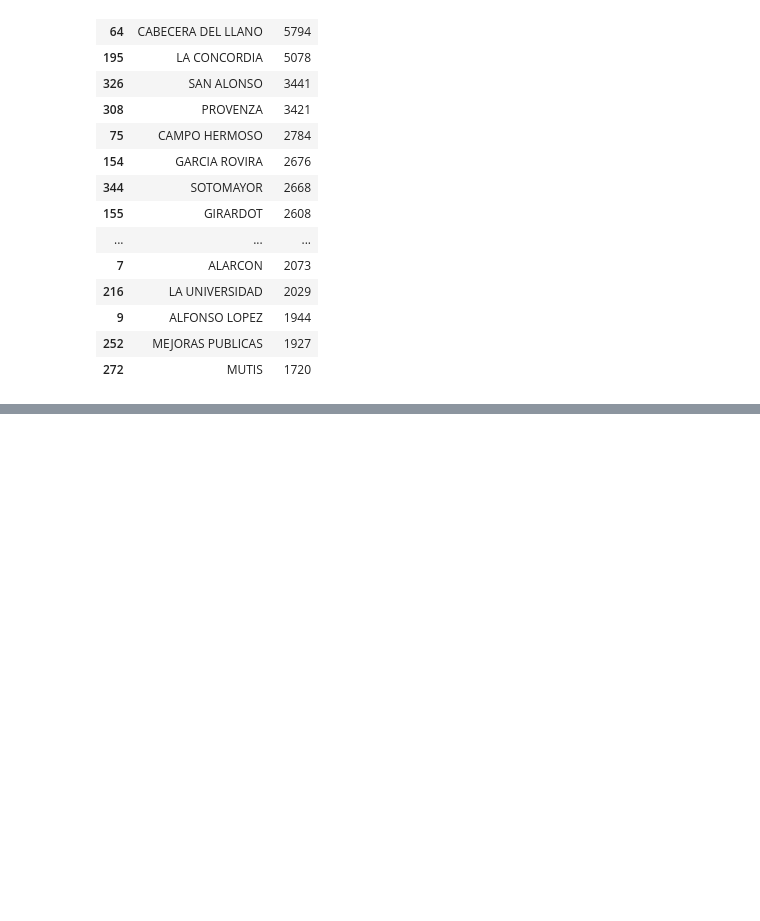
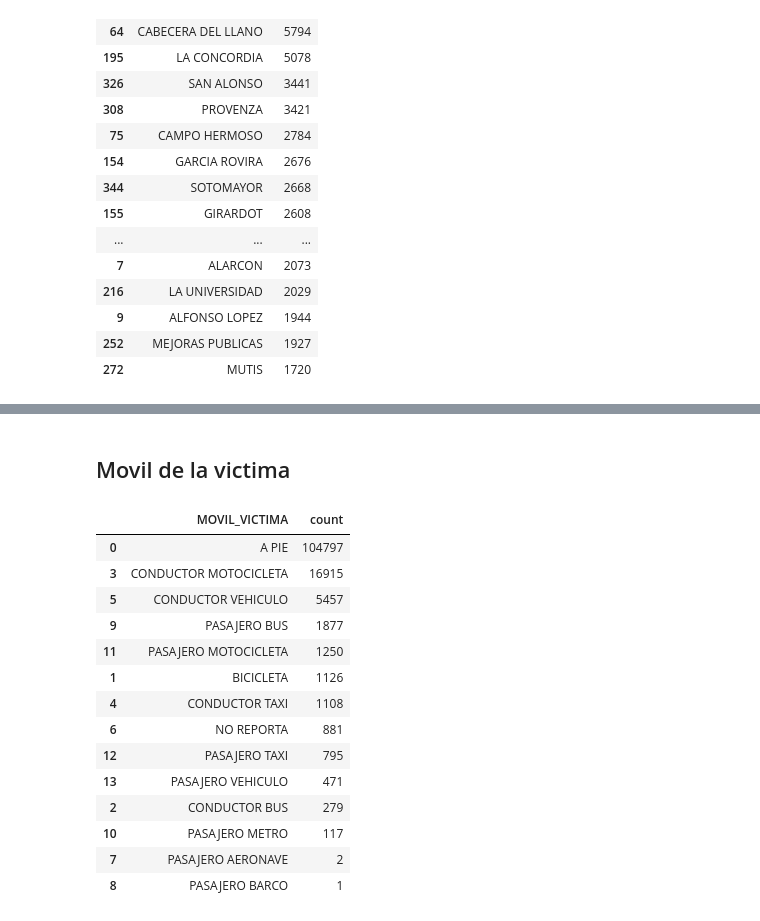
Before and after one commit to SantiagoDrckr/Delitos_en_Bucaramanga_ENE2010_DIC2021, a Jupyter notebook: crime_bucaramanga.ipynb, the cells around one changed output, grey strips where cells are left out. Saved outputs shown, nothing was run; the diff lists cells and outputs as text; code cells hidden in the pictures; blank space fills up the shorter version.

```diff
--- a/crime_bucaramanga.ipynb
+++ b/crime_bucaramanga.ipynb
@@ -388,0 +628,23 @@ chart
+# %% [markdown]
+## Movil de la victima
+# %%
+#movil de la victima
+# Movil del agresor
+transportation = df.groupby('MOVIL_VICTIMA').size().reset_index(name='count').sort_values(by='count', ascending=False)
+transportation
+# %% [output]
+|  | MOVIL_VICTIMA | count |
+| 0 | A PIE | 104797 |
+| 3 | CONDUCTOR MOTOCICLETA | 16915 |
+| 5 | CONDUCTOR VEHICULO | 5457 |
+| 9 | PASAJERO BUS | 1877 |
+| 11 | PASAJERO MOTOCICLETA | 1250 |
+| 1 | BICICLETA | 1126 |
+| 4 | CONDUCTOR TAXI | 1108 |
+| 6 | NO REPORTA | 881 |
+| 12 | PASAJERO TAXI | 795 |
+| 13 | PASAJERO VEHICULO | 471 |
+| 2 | CONDUCTOR BUS | 279 |
+| 10 | PASAJERO METRO | 117 |
+| 7 | PASAJERO AERONAVE | 2 |
+| 8 | PASAJERO BARCO | 1 |
```
Also changed, not shown: parts of 21 cells of this notebook.
